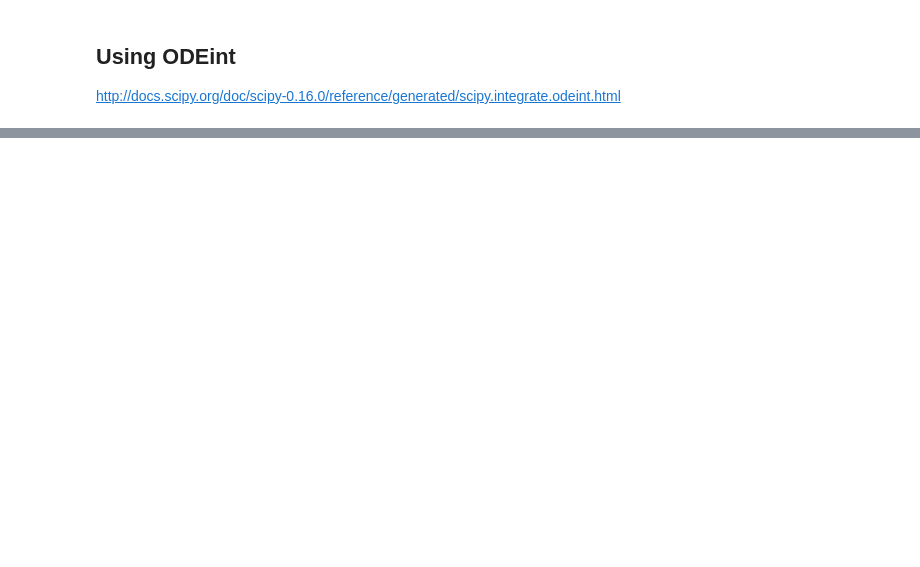
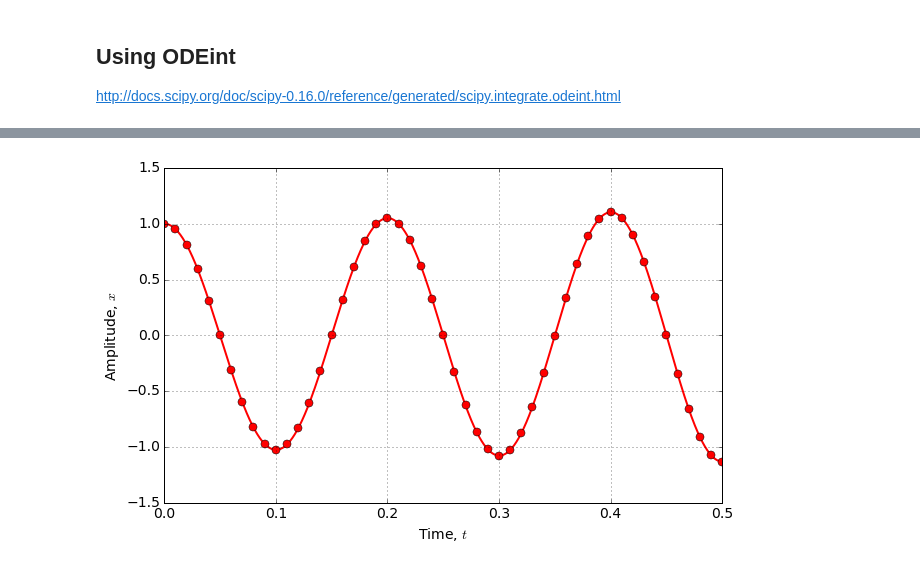
Before and after one commit to lcharleux/numerical_analysis, a Jupyter notebook: doc/ODE/ODE.ipynb, the cells around one changed output, grey strips where cells are left out. Drawn from its saved outputs; the diff is of its cells as text; code cells hidden in the pictures; blank space fills up the shorter version.

```diff
--- a/doc/ODE/ODE.ipynb
+++ b/doc/ODE/ODE.ipynb
@@ -213,0 +256,71 @@ In this example, you have to model and animate a pendulum.
+# %%
+import numpy as np
+from scipy.integrate import odeint
+
+class HarmonicOscillator(object):
+  """
+  An harmonic oscillator class
+
+  * X      : initial conditions [x(0), dotx(0)]
+  * omega0 : undamped pulsation
+  * zeta   : damping ratio
+  * ddotxd : imposed acceleration (function)
+  """
+  def __init__(self, X0 = [1., 0.], omega0 = 1., zeta = 0., ddotxd = lambda t: 0):
+    self.X      = np.array([X0,])
+    self.omega0 = omega0
+    self.zeta   = zeta
+    self.ddotxd = ddotxd
+    self.t = np.array([0.])
+
+  def derivative(self, X, t):
+    omega0 = self.omega0
+    zeta   = self.zeta
+    ddotxd = self.ddotxd
+    return np.array([ X[1],
+                      ddotxd(t) - 2. * zeta * omega0 * X[1] - omega0**2 * X[0]
+                     ])
+
+  def solve(self, t, nt, solver = Euler):
+    time = np.linspace(0., t, nt + 1)
+    Xs = solver( self.derivative, self.X[-1], time)
+    self.X = np.append(self.X[:-1], Xs,   axis = 0)
+    self.t = np.append(self.t[:-1],  time, axis = 0)
+
+  def x(self):
+    return self.X[:,0]
+
+  def dotx(self):
+    return self.X[:,1]
+
+  def Ep(self):
+    """
+    Massic potential energy.
+    """
+    omega0 = self.omega0
+    return .5 * omega0**2 * self.x()**2
+
+  def Ec(self):
+    """
+    Massic kinetic energy.
+    """
+    return .5 * self.dotx()**2
+
+
+
+
+t = .5
+nt = 1000
+omega0 = 2 * np.pi * 5
+o = HarmonicOscillator(omega0 = omega0)
+o.solve(t = t, nt = nt, solver = Euler)
+
+fig = plt.figure(0)
+plt.clf()
+plt.plot(o.t, o.x(), "or-", markevery = 20)
+plt.grid()
+plt.xlabel("Time, $t$")
+plt.ylabel("Amplitude, $x$")
+plt.show()
+# %% [output]
+[figure, added]
```
Also changed, not shown: parts of 14 cells of this notebook, 10 other files.
